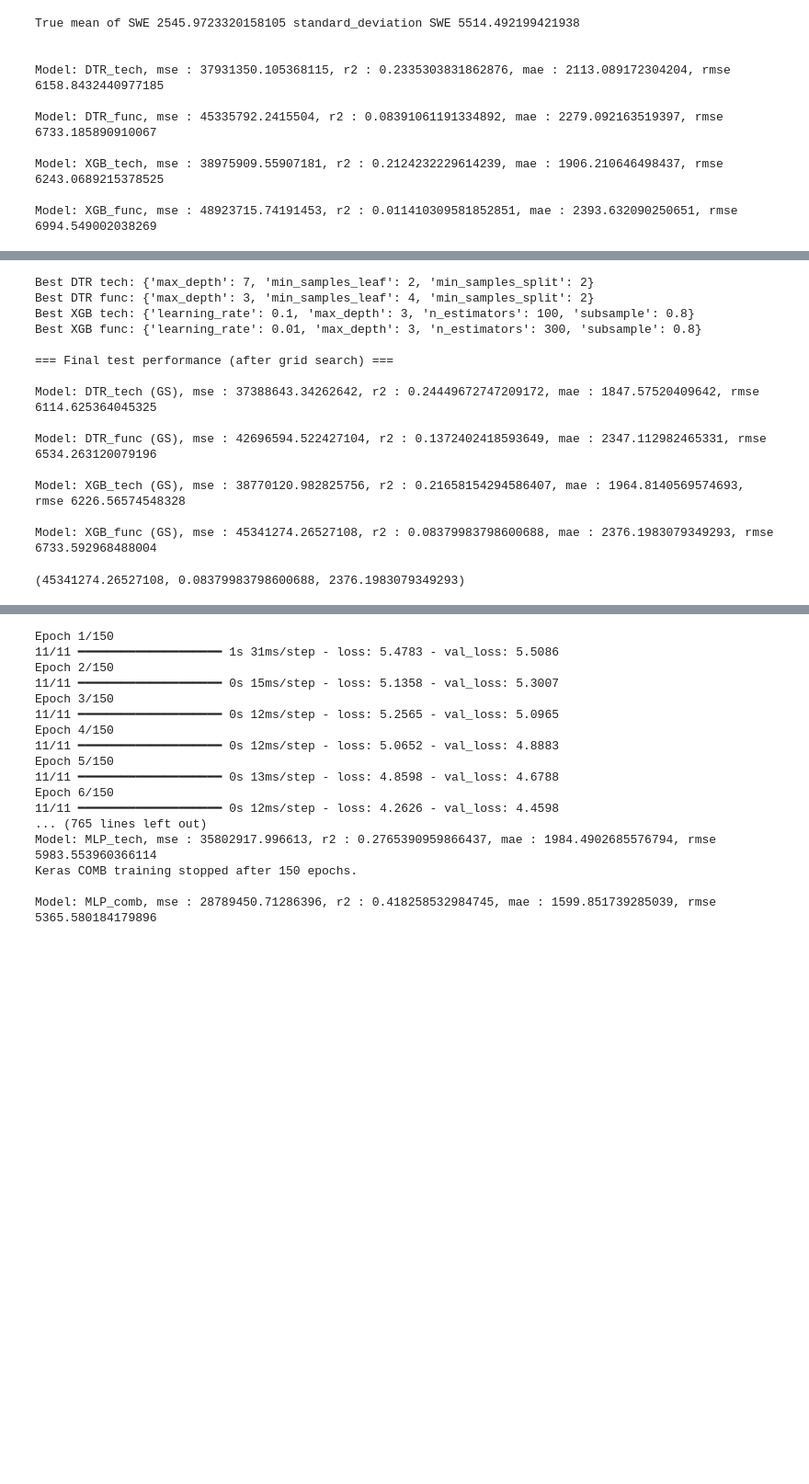
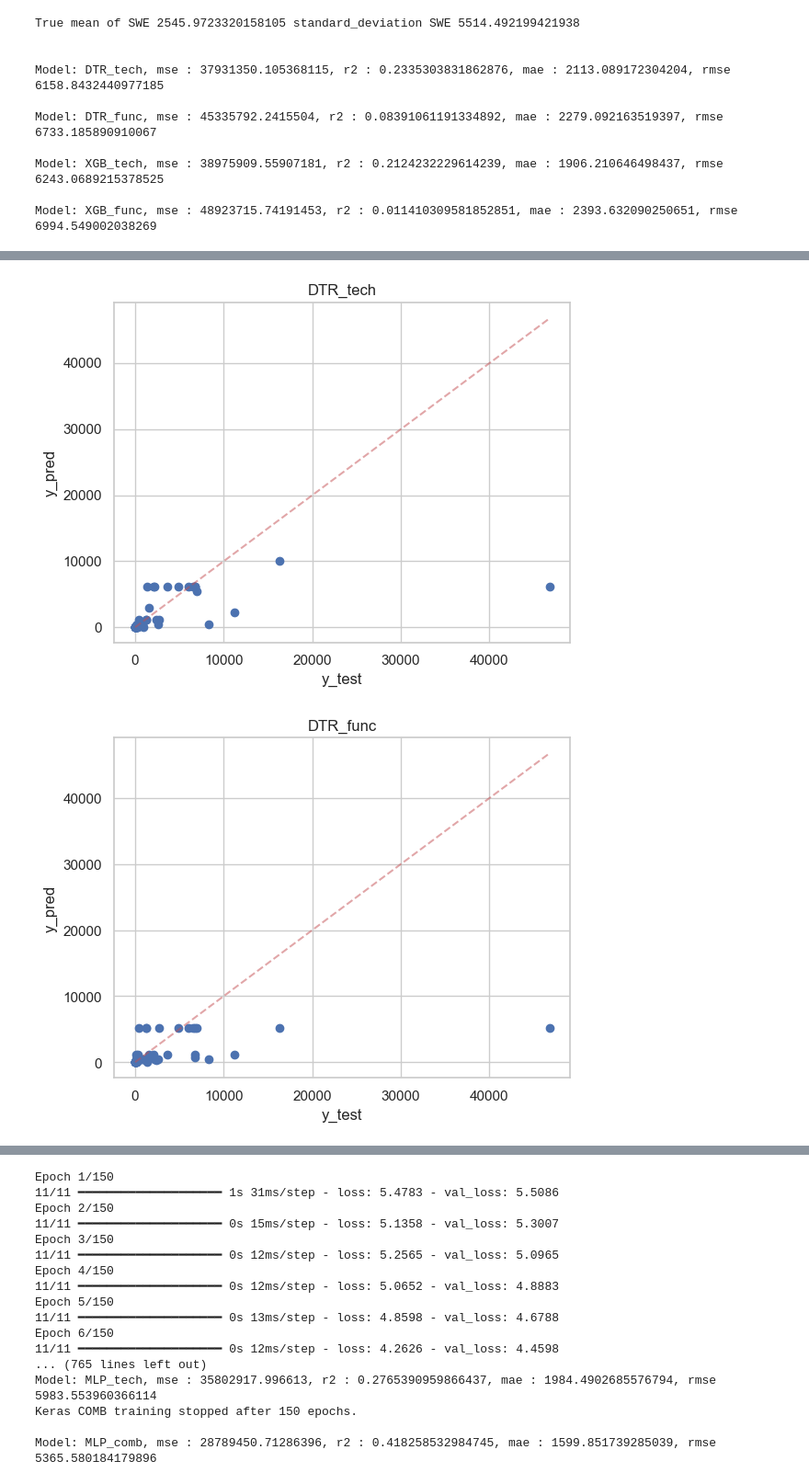
Before and after one commit to J4nvg/ResearchWorkshop, a Jupyter notebook: ann.ipynb, the cells around one changed output, grey strips where cells are left out. Shown at 92% size. Saved outputs shown, nothing was run; the diff lists cells and outputs as text; code cells hidden in the pictures; blank space fills up the shorter version.

```diff
--- a/ann.ipynb
+++ b/ann.ipynb
@@ -324,4 +370,10 @@ evaluate_model("DTR_tech (GS)", y_test, dtr_tech_pred)
 evaluate_model("DTR_func (GS)", y_test, dtr_func_pred)
 evaluate_model("XGB_tech (GS)", y_test, xgb_tech_pred)
 evaluate_model("XGB_func (GS)", y_test, xgb_func_pred)
+
+
+predictions2 = [(dtr_tech_pred,"DTR_tech"),(dtr_func_pred,"DTR_func"),(xgb_tech_pred,"XGB_tech"),(xgb_func_pred,"XGB_func")]
+
+for prediction in predictions2:
+    pred_act(y_test,np.expm1(prediction[0]),prediction[1])
 # %% [output]
@@ -345,15 +394,2 @@ Traceback (most recent call last):
-Best DTR tech: {'max_depth': 7, 'min_samples_leaf': 2, 'min_samples_split': 2}
-Best DTR func: {'max_depth': 3, 'min_samples_leaf': 4, 'min_samples_split': 2}
-Best XGB tech: {'learning_rate': 0.1, 'max_depth': 3, 'n_estimators': 100, 'subsample': 0.8}
-Best XGB func: {'learning_rate': 0.01, 'max_depth': 3, 'n_estimators': 300, 'subsample': 0.8}
-
-=== Final test performance (after grid search) ===
-
-Model: DTR_tech (GS), mse : 37388643.34262642, r2 : 0.24449672747209172, mae : 1847.57520409642, rmse 6114.625364045325
-
-Model: DTR_func (GS), mse : 42696594.522427104, r2 : 0.1372402418593649, mae : 2347.112982465331, rmse 6534.263120079196
-
-Model: XGB_tech (GS), mse : 38770120.982825756, r2 : 0.21658154294586407, mae : 1964.8140569574693, rmse 6226.56574548328
-
-Model: XGB_func (GS), mse : 45341274.26527108, r2 : 0.08379983798600688, mae : 2376.1983079349293, rmse 6733.592968488004
-(45341274.26527108, 0.08379983798600688, 2376.1983079349293)
+[figure, added]
+[figure, added]
```
Also changed, not shown: parts of 5 cells of this notebook, 3 other files.
